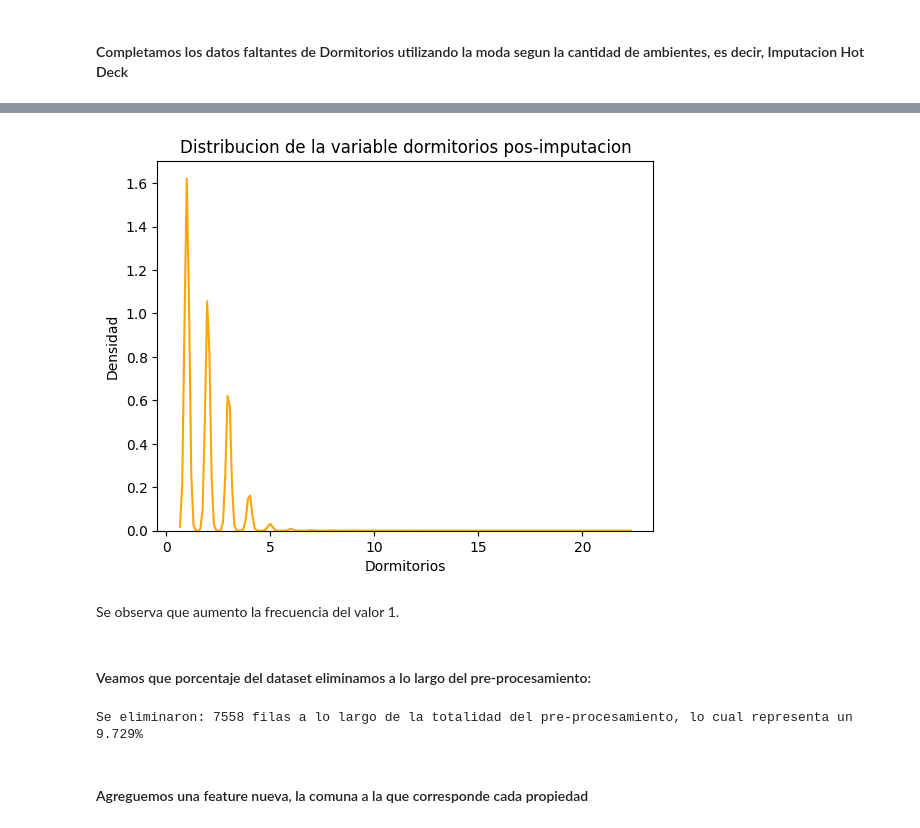
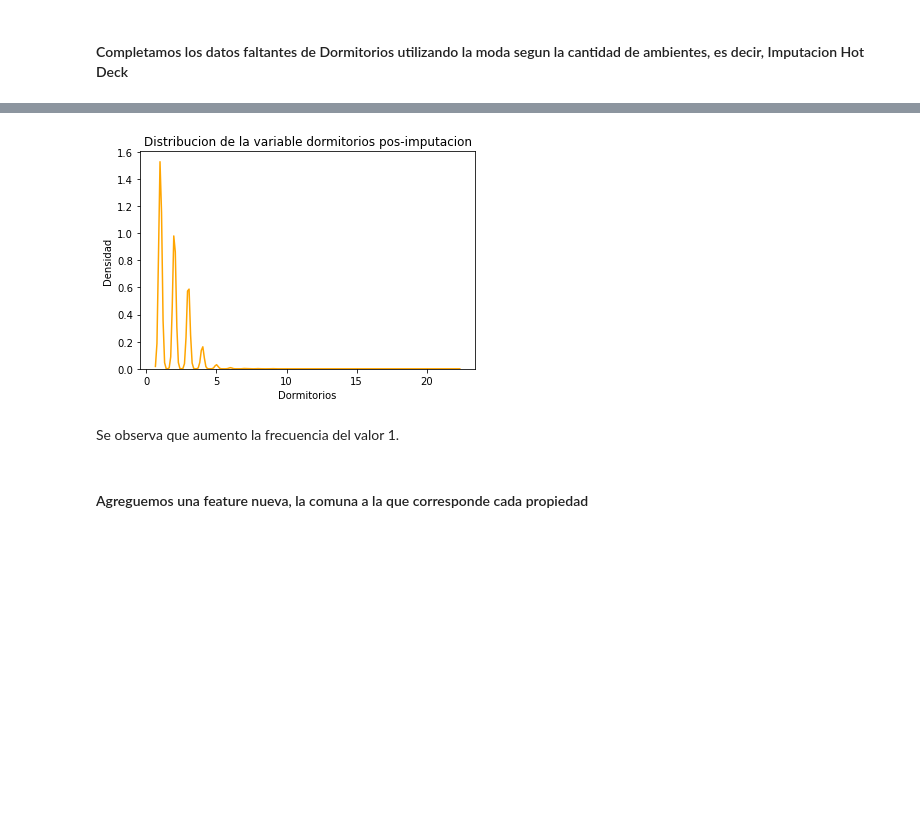
Before and after one commit to napoli-lucia/7506-Organizacion-de-Datos-TPs, a Jupyter notebook: 7506R_TP1_GRUPO18_ENTREGA_N1.ipynb, the cells around one changed output, grey strips where cells are left out. Cells and saved outputs as stored; diff of their text form; code cells hidden in the pictures; blank space fills up the shorter version.

```diff
--- a/7506R_TP1_GRUPO18_ENTREGA_N1.ipynb
+++ b/7506R_TP1_GRUPO18_ENTREGA_N1.ipynb
@@ -1554,14 +1582,0 @@ sns_hist = sns.kdeplot(data=df.dormitorios).set(
-# %%
-# Vamos a calcular la moda para el feature dormitorios dependiendo de cuantos ambientes tenga la propiedad
-df_na = df[df.dormitorios.isna()]
-unique_rooms = df_na.ambientes.unique().tolist()
-
-for n in unique_rooms:
-    # Calculamos la moda para cada valor unico de ambientes
-    aux = df[df.ambientes == n]
-    moda = aux.dormitorios.mode()
-    if len(moda) == 0: # Si no se pudo calcular la moda la dejamos en NaN
-        moda = [np.nan]
-    # Le asignamos el valor que corresponda a cada celda de dormitorio que este vacia
-    mask = ((df["dormitorios"].isnull())) & (df["ambientes"] == n)
-    df.loc[mask, "dormitorios"] = moda[0]
@@ -1568,2 +1585,23 @@ for n in unique_rooms:
+# %%
+moda_dormitorios = {}
+#Necesito una moda por default por si la moda es nan en un ambiente dado
+moda_dormitorios['default'] = x_train['ambientes'].mode()[0]
+valores_ambientes = x_train.ambientes.unique().tolist()
+# %%
+# Calculamos la moda para cada valor unico de ambientes
+for n in valores_ambientes:
+    aux = x_train[(x_train.ambientes == n) & (x_train.dormitorios.notnull())]
+    #Si la moda es nan no lo guardo en el diccionario
+    if(aux.shape[0] == 0): continue
+    moda_dormitorios[n] = aux.dormitorios.mode()[0]
+# %%
+# Completamos los nan de dormitorios con su respectiva moda segun la cantidad de ambientes
+x_train_na = x_train[x_train.dormitorios.isna()]
+unique_rooms = x_train_na.ambientes.unique().tolist()
+
+# Le asignamos el valor que corresponda a cada celda de dormitorio que este vacia
+for n in unique_rooms:
+    mask = ((x_train["dormitorios"].isnull())) & (x_train["ambientes"] == n)
+    x_train.loc[mask, "dormitorios"] = moda_dormitorios.get(n, moda_dormitorios['default'])
 # %%
 # Volvemos a chequear que no tengamos datos faltantes luego de imputar
@@ -1577,21 +1611,14 @@ df.drop(index=idx, inplace=True)
 # %%
 # Distribucion de la variable dormitorios despues de imputar o reparar datos
-sns_hist = sns.kdeplot(data=df.dormitorios, color='orange').set(
+sns_hist = sns.kdeplot(data=x_train.dormitorios, color='orange').set(
     title="Distribucion de la variable dormitorios pos-imputacion",
     xlabel="Dormitorios",
     ylabel="Densidad",
 )
 # %% [output]
-[figure, old version]
+[figure, new version]
 # %% [markdown]
 Se observa que aumento la frecuencia del valor 1.
-# %% [markdown]
-#### Veamos que porcentaje del dataset eliminamos a lo largo del pre-procesamiento:
-# %%
-tam_final=df.shape[0]
-print(f"Se eliminaron: {tam_inicial-tam_final} filas a lo largo de la totalidad del pre-procesamiento, lo cual representa un {round((tam_inicial-tam_final) / tam_inicial * 100, 3)}%")
-# %% [output]
-Se eliminaron: 7558 filas a lo largo de la totalidad del pre-procesamiento, lo cual representa un 9.729%
 # %% [markdown]
 #### Agreguemos una feature nueva, la comuna a la que corresponde cada propiedad
 # %%
```
Also changed, not shown: parts of 85 cells of this notebook, 2 other files.
